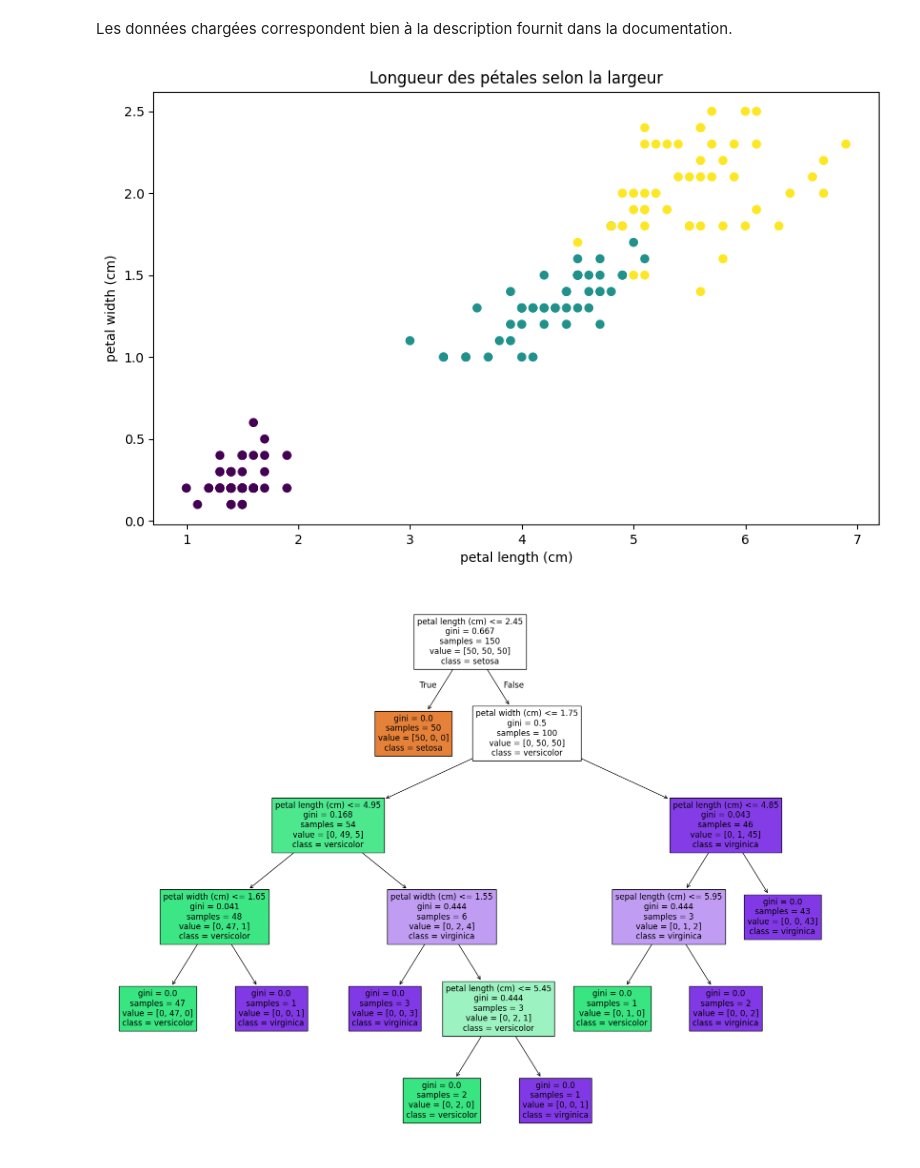
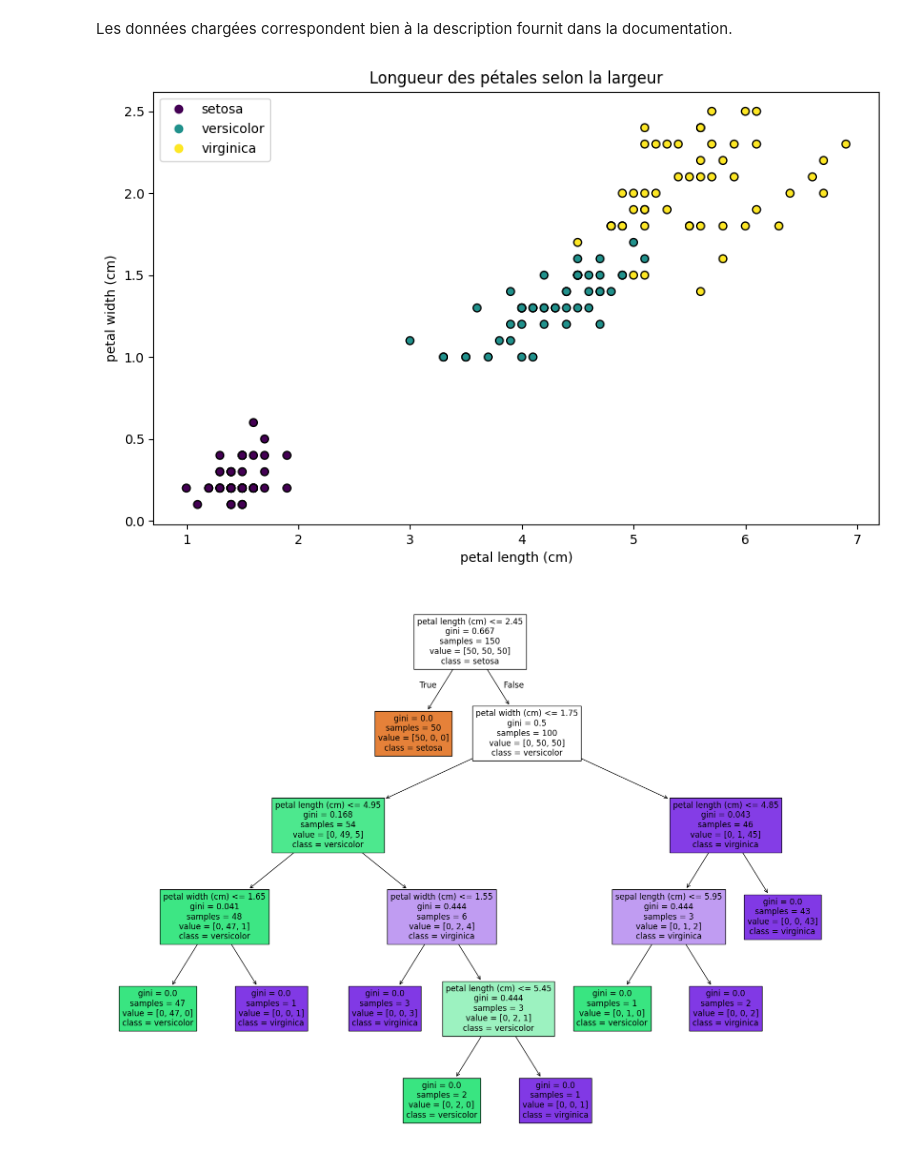
Before and after one commit to nathansourdrille/machine-learning, a Jupyter notebook: Decision_trees/TP9.ipynb, the cells around one changed output. Saved outputs shown, nothing was run; the diff lists cells and outputs as text; code cells hidden in the pictures.

```diff
--- a/Decision_trees/TP9.ipynb
+++ b/Decision_trees/TP9.ipynb
@@ -41,13 +72,14 @@ classes:
 Les données chargées correspondent bien à la description fournit dans la documentation.
 # %%
 plt.figure(figsize=(10,6))
-plt.scatter(X[:,2],X[:,3], c=y)
+scatter = plt.scatter(X[:,2],X[:,3], c=y, cmap='viridis', edgecolor='k')
 plt.title("Longueur des pétales selon la largeur")
 plt.xlabel(iris.feature_names[2])
 plt.ylabel(iris.feature_names[3])
+plt.legend(handles=scatter.legend_elements()[0], labels=iris.target_names.tolist())
 plt.show()
 # %% [output]
-[figure, old version]
+[figure, new version]
 # %%
 from sklearn.tree import plot_tree
 
```
Also changed, not shown: parts of 33 cells of this notebook.
